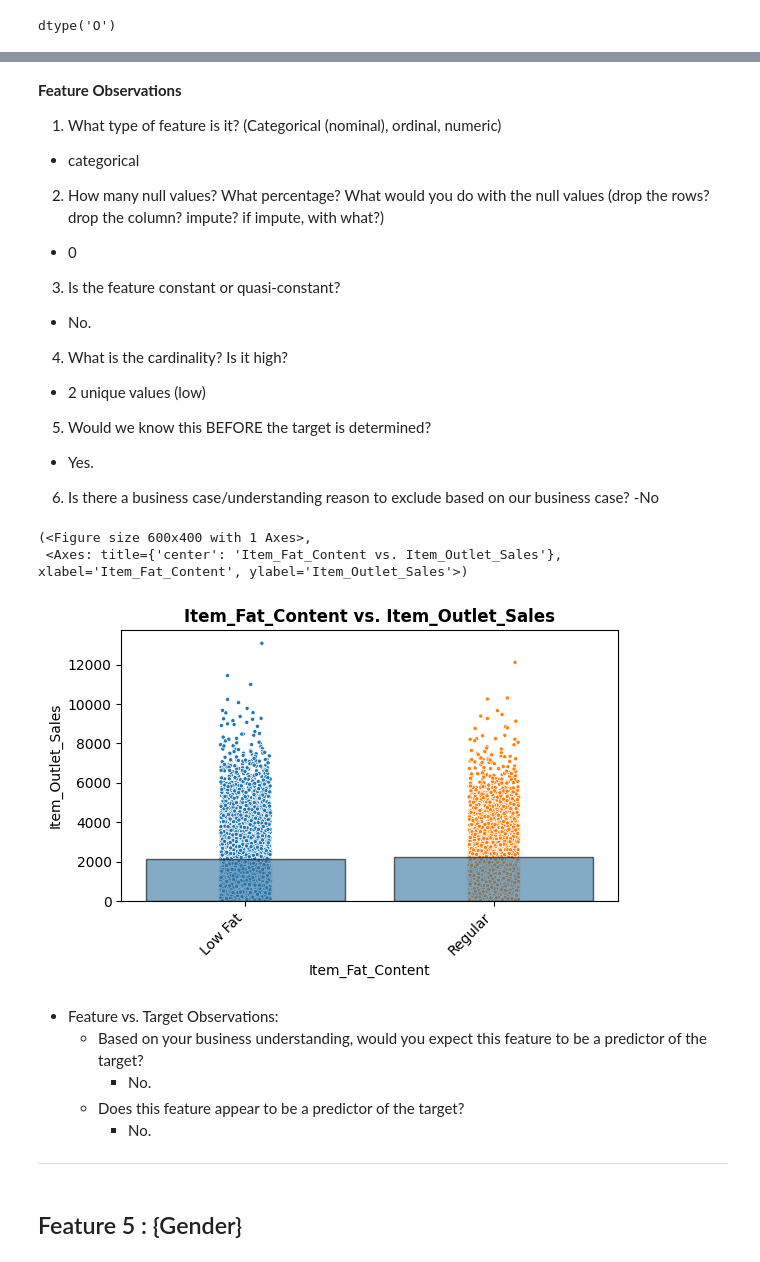
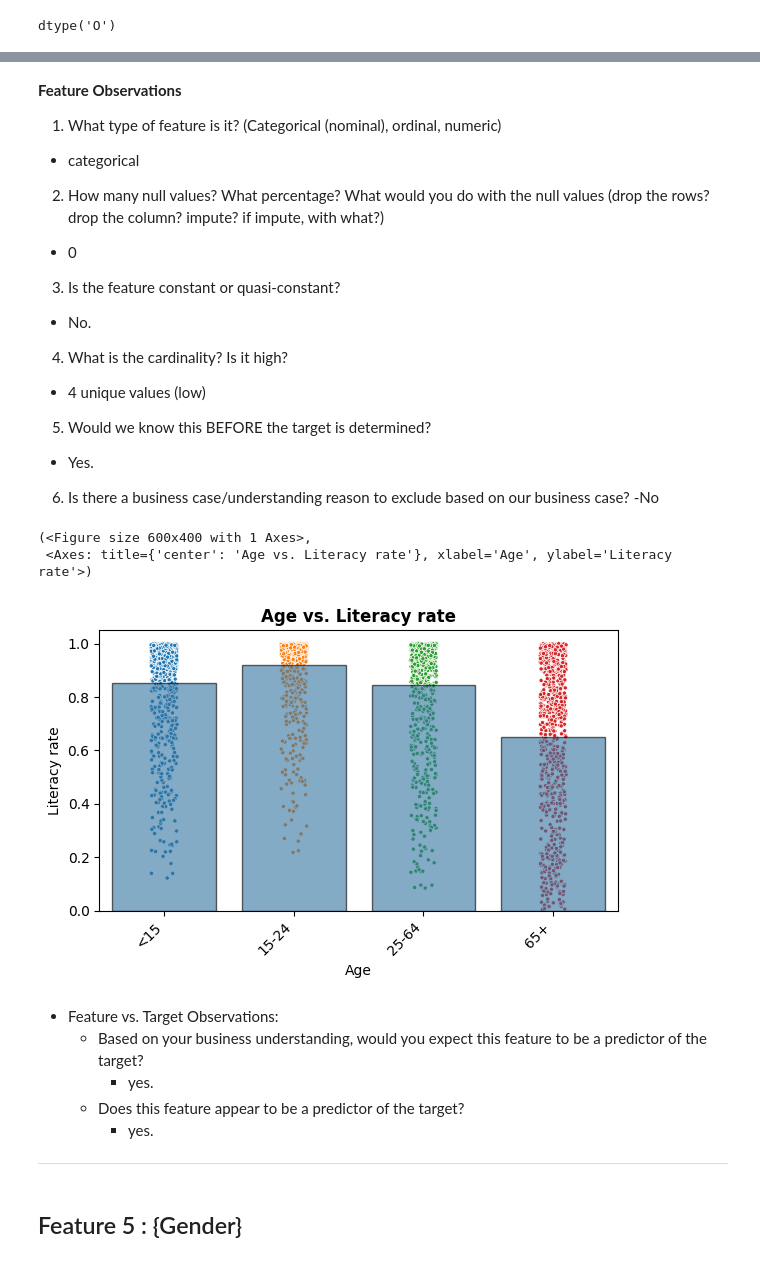
Before and after one commit to abeeraz379/literacy-rates-updated, a Jupyter notebook: literacy_rates_updated.ipynb, the cells around one changed output, grey strips where cells are left out. Drawn from its saved outputs; the diff is of its cells as text; code cells hidden in the pictures.

```diff
--- a/literacy_rates_updated.ipynb
+++ b/literacy_rates_updated.ipynb
@@ -232,0 +220,6 @@ ax[1][1].set_xticklabels(ax[1][1].get_xticklabels(),rotation=90);
+# %%
+# draw a count plot to show the frequency of age
+fig,ax=plt.subplots(figsize=(15,10))
+ax=sns.countplot(x='Age',data=new_df,ax=ax,color='#FF69B4')
+ax.set_title='count of Age'
+ax.set_xticklabels(ax.get_xticklabels(),rotation=90);
@@ -241,4 +237,4 @@ NameError: name 'sns' is not defined
 ## box plot
 # %%
 # make a box plot for Age vs Literacy rate with hue gender
-sns.barplot(x='Age',y='Literacy rate',data=new_df,color='#FF69B4',hue='Gender')
+ax=sns.boxplot(x='Age',y='Literacy rate',data=new_df,color='#FF69B4',hue='Gender')
@@ -255,7 +256,7 @@ def explore_categorical(df, x, fillna = True, placeholder = 'MISSING',
   Source:{PASTE IN FINAL LESSON LINK}
   """
   # Make a copy of the dataframe and fillna
-  temp_df = df.copy()
+  temp_df = new_df.copy()
   # Before filling nulls, save null value counts and percent for printing
   null_count = temp_df[x].isna().sum()
   null_perc = null_count/len(temp_df)* 100
@@ -298,7 +299,6 @@ def explore_categorical(df, x, fillna = True, placeholder = 'MISSING',
   return fig, ax
 
 
-"""MULTIVARIATE PLOTTING FUNCTIONS VS. NUMERIC TARGET"""
 
 def plot_categorical_vs_target(df, x, y='item_Outlet_sales',figsize=(6,4),
                             fillna = True, placeholder = 'MISSING',
@@ -308,7 +308,7 @@ def plot_categorical_vs_target(df, x, y='item_Outlet_sales',figsize=(6,4),
   Source:{PASTE IN FINAL LESSON LINK}
   """
   # Make a copy of the dataframe and fillna
-  temp_df = df.copy()
+  temp_df = new_df.copy()
   # fillna with placeholder
   if fillna == True:
     temp_df[x] = temp_df[x].fillna(placeholder)
@@ -493,3 +490,6 @@ dtype('O')
+# %%
+# change feature data type to object
+new_df[feature]=new_df[feature].astype('object')
 # %%
 # run the appropriate explore function (based on feature's dtype)
 explore_categorical(new_df,feature);
@@ -566,7 +566,7 @@ explore_categorical(new_df,feature);
   - No.
 
 4. What is the cardinality? Is it high?
-  - 2 unique values (low)
+  - 4 unique values (low)
 
 5. Would we know this BEFORE the target is determined?
   - Yes.
@@ -575,17 +575,17 @@ explore_categorical(new_df,feature);
   -No
 # %%
 # Run the appropriate feature vs. target function (based on dtype)
-plot_categorical_vs_target(new_df,feature ,'Item_Outlet_Sales' , )
+plot_categorical_vs_target(new_df,feature ,'Literacy rate' , )
 # %% [output]
 (<Figure size 600x400 with 1 Axes>,
- <Axes: title={'center': 'Item_Fat_Content vs. Item_Outlet_Sales'}, xlabel='Item_Fat_Content', ylabel='Item_Outlet_Sales'>)
+ <Axes: title={'center': 'Age vs. Literacy rate'}, xlabel='Age', ylabel='Literacy rate'>)
-[figure, old version]
+[figure, new version]
 # %% [markdown]
 - Feature vs. Target Observations:
   - Based on your business understanding, would you expect this feature to be a predictor of the target?
-    - No.
+    - yes.
   - Does this feature appear to be a predictor of the target?
-    - No.
+    - yes.
 
 ___
 # %% [markdown]
```
Also changed, not shown: parts of 25 cells of this notebook.
